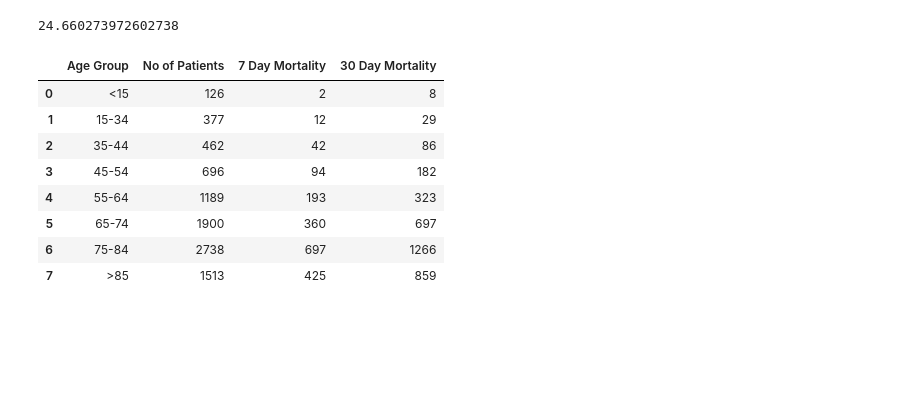
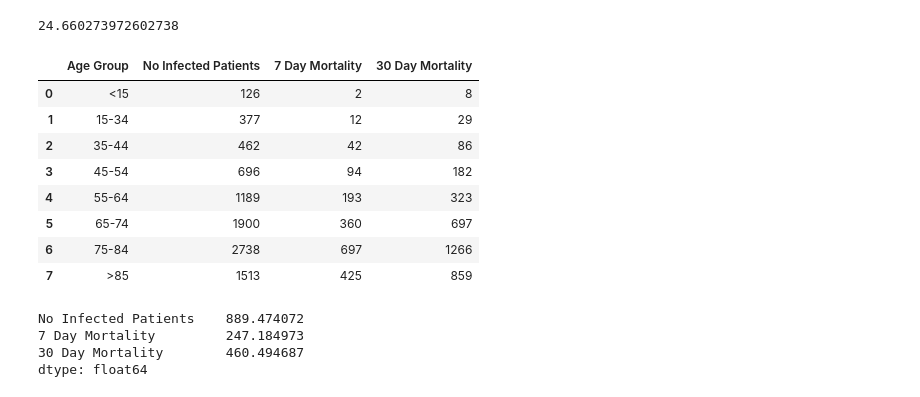
Before and after one commit to NurseQ/Simulation-Project-for-Programming-for-Data-Analysis-, a Jupyter notebook: Simulation Project.ipynb, the cells around one changed output. Cells and saved outputs as stored; diff of their text form; code cells hidden in the pictures; blank space fills up the shorter version.

Commit message:
Coming up with fake data to simulate age related infections

```diff
--- a/Simulation Project.ipynb
+++ b/Simulation Project.ipynb
@@ -77,10 +77,10 @@ dtype: int64
 # %% [output]
 24.660273972602738
 # %%
-ageMort = pd.DataFrame({"Age Group": ["<15", '15-34', '35-44', '45-54', '55-64', '65-74', '75-84', '>85'], "No of Patients": (126, 377, 462, 696, 1189, 1900, 2738, 1513), "7 Day Mortality": (2, 12, 42, 94, 193, 360, 697, 425), "30 Day Mortality" : (8, 29, 86, 182, 323, 697, 1266, 859)})
+ageMort = pd.DataFrame({"Age Group": ["<15", '15-34', '35-44', '45-54', '55-64', '65-74', '75-84', '>85'], "No Infected Patients": (126, 377, 462, 696, 1189, 1900, 2738, 1513), "7 Day Mortality": (2, 12, 42, 94, 193, 360, 697, 425), "30 Day Mortality" : (8, 29, 86, 182, 323, 697, 1266, 859)})
 ageMort
 # %% [output]
-|  | Age Group | No of Patients | 7 Day Mortality | 30 Day Mortality |
+|  | Age Group | No Infected Patients | 7 Day Mortality | 30 Day Mortality |
 | 0 | <15 | 126 | 2 | 8 |
 | 1 | 15-34 | 377 | 12 | 29 |
 | 2 | 35-44 | 462 | 42 | 86 |
@@ -89,3 +89,10 @@ ageMort
 | 5 | 65-74 | 1900 | 360 | 697 |
 | 6 | 75-84 | 2738 | 697 | 1266 |
 | 7 | >85 | 1513 | 425 | 859 |
+# %%
+ageMort.std()
+# %% [output]
+No Infected Patients    889.474072
+7 Day Mortality         247.184973
+30 Day Mortality        460.494687
+dtype: float64
```
Also changed, not shown: parts of 8 cells of this notebook.
